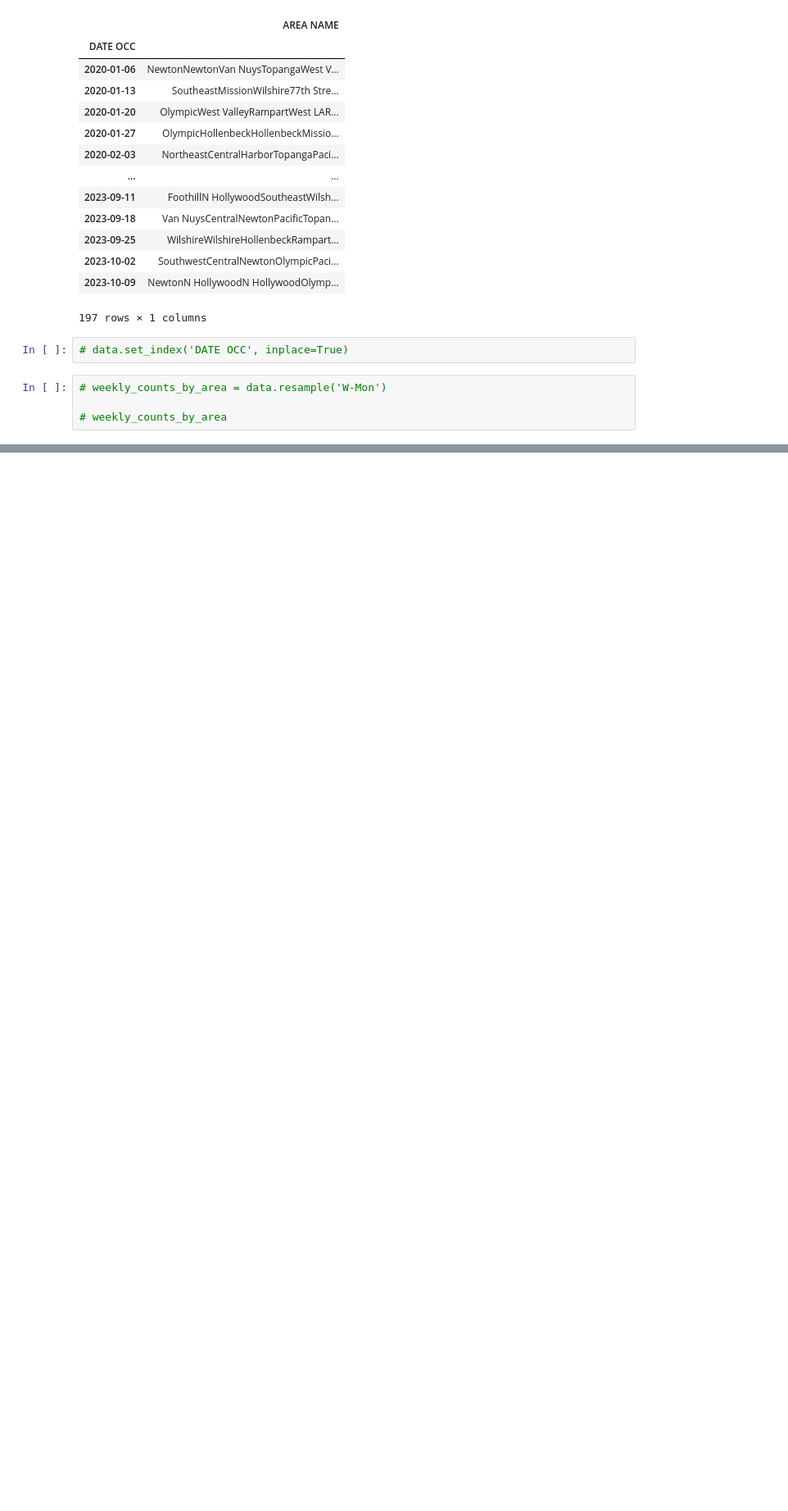
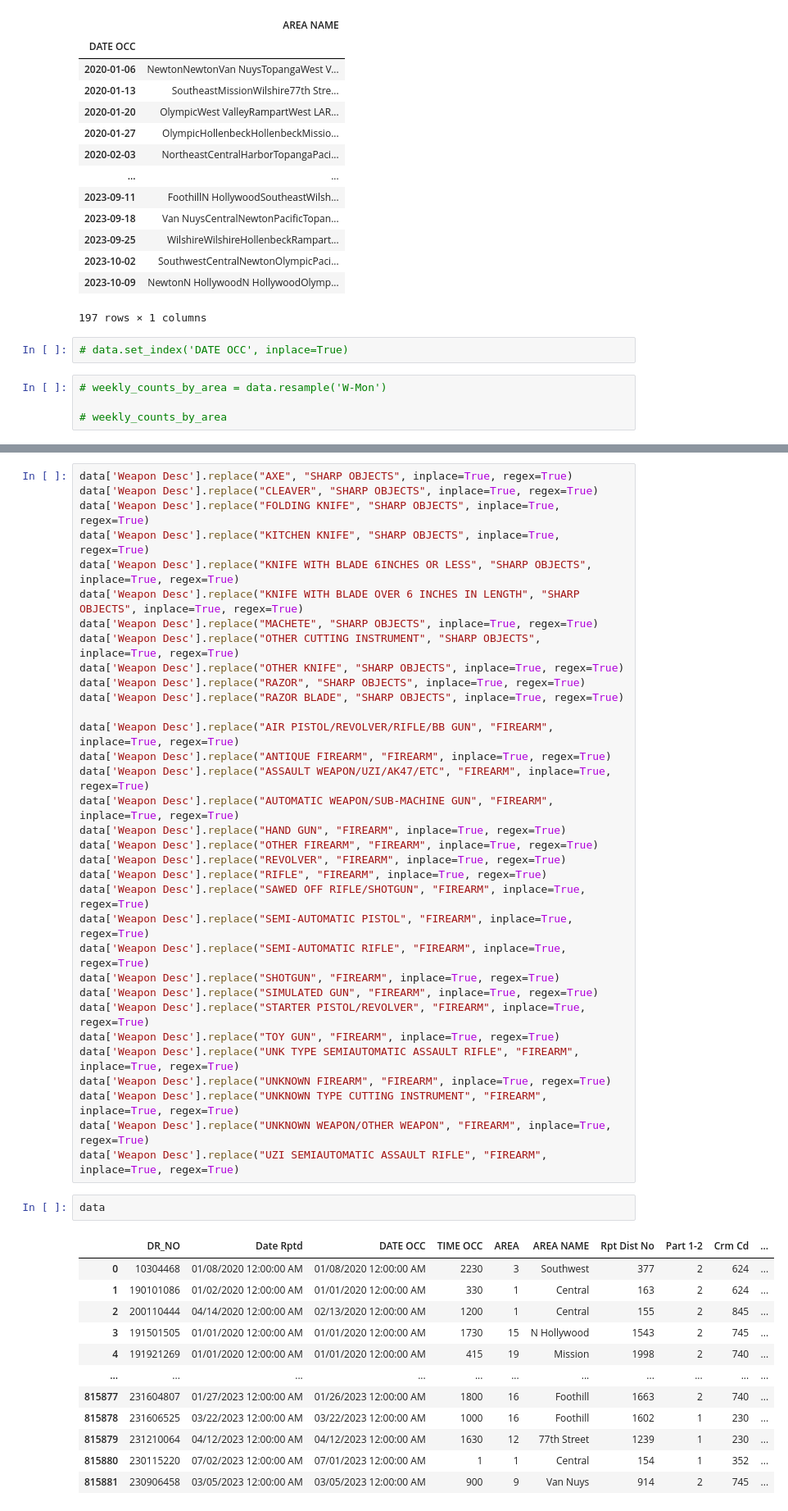
Before and after one commit to Tanxapol/CPE232-Data-Models, a Jupyter notebook: Lab3/lab3.ipynb, the cells around one changed output, grey strips where cells are left out. Shown at 82% size. Cells and saved outputs as stored; diff of their text form; blank space fills up the shorter version.

```diff
--- a/Lab3/lab3.ipynb
+++ b/Lab3/lab3.ipynb
@@ -92,0 +108,48 @@ data.drop('NAME', axis=1, inplace=True)
+# %%
+data['Weapon Desc'].replace("AXE", "SHARP OBJECTS", inplace=True, regex=True)
+data['Weapon Desc'].replace("CLEAVER", "SHARP OBJECTS", inplace=True, regex=True)
+data['Weapon Desc'].replace("FOLDING KNIFE", "SHARP OBJECTS", inplace=True, regex=True)
+data['Weapon Desc'].replace("KITCHEN KNIFE", "SHARP OBJECTS", inplace=True, regex=True)
+data['Weapon Desc'].replace("KNIFE WITH BLADE 6INCHES OR LESS", "SHARP OBJECTS", inplace=True, regex=True)
+data['Weapon Desc'].replace("KNIFE WITH BLADE OVER 6 INCHES IN LENGTH", "SHARP OBJECTS", inplace=True, regex=True)
+data['Weapon Desc'].replace("MACHETE", "SHARP OBJECTS", inplace=True, regex=True)
+data['Weapon Desc'].replace("OTHER CUTTING INSTRUMENT", "SHARP OBJECTS", inplace=True, regex=True)
+data['Weapon Desc'].replace("OTHER KNIFE", "SHARP OBJECTS", inplace=True, regex=True)
+data['Weapon Desc'].replace("RAZOR", "SHARP OBJECTS", inplace=True, regex=True)
+data['Weapon Desc'].replace("RAZOR BLADE", "SHARP OBJECTS", inplace=True, regex=True)
+
+data['Weapon Desc'].replace("AIR PISTOL/REVOLVER/RIFLE/BB GUN", "FIREARM", inplace=True, regex=True)
+data['Weapon Desc'].replace("ANTIQUE FIREARM", "FIREARM", inplace=True, regex=True)
+data['Weapon Desc'].replace("ASSAULT WEAPON/UZI/AK47/ETC", "FIREARM", inplace=True, regex=True)
+data['Weapon Desc'].replace("AUTOMATIC WEAPON/SUB-MACHINE GUN", "FIREARM", inplace=True, regex=True)
+data['Weapon Desc'].replace("HAND GUN", "FIREARM", inplace=True, regex=True)
+data['Weapon Desc'].replace("OTHER FIREARM", "FIREARM", inplace=True, regex=True)
+data['Weapon Desc'].replace("REVOLVER", "FIREARM", inplace=True, regex=True)
+data['Weapon Desc'].replace("RIFLE", "FIREARM", inplace=True, regex=True)
+data['Weapon Desc'].replace("SAWED OFF RIFLE/SHOTGUN", "FIREARM", inplace=True, regex=True)
+data['Weapon Desc'].replace("SEMI-AUTOMATIC PISTOL", "FIREARM", inplace=True, regex=True)
+data['Weapon Desc'].replace("SEMI-AUTOMATIC RIFLE", "FIREARM", inplace=True, regex=True)
+data['Weapon Desc'].replace("SHOTGUN", "FIREARM", inplace=True, regex=True)
+data['Weapon Desc'].replace("SIMULATED GUN", "FIREARM", inplace=True, regex=True)
+data['Weapon Desc'].replace("STARTER PISTOL/REVOLVER", "FIREARM", inplace=True, regex=True)
+data['Weapon Desc'].replace("TOY GUN", "FIREARM", inplace=True, regex=True)
+data['Weapon Desc'].replace("UNK TYPE SEMIAUTOMATIC ASSAULT RIFLE", "FIREARM", inplace=True, regex=True)
+data['Weapon Desc'].replace("UNKNOWN FIREARM", "FIREARM", inplace=True, regex=True)
+data['Weapon Desc'].replace("UNKNOWN TYPE CUTTING INSTRUMENT", "FIREARM", inplace=True, regex=True)
+data['Weapon Desc'].replace("UNKNOWN WEAPON/OTHER WEAPON", "FIREARM", inplace=True, regex=True)
+data['Weapon Desc'].replace("UZI SEMIAUTOMATIC ASSAULT RIFLE", "FIREARM", inplace=True, regex=True)
+# %%
+data
+# %% [output]
+|  | DR_NO | Date Rptd | DATE OCC | TIME OCC | AREA | AREA NAME | Rpt Dist No | Part 1-2 | Crm Cd | ... |
+| 0 | 10304468 | 01/08/2020 12:00:00 AM | 01/08/2020 12:00:00 AM | 2230 | 3 | Southwest | 377 | 2 | 624 | ... |
+| 1 | 190101086 | 01/02/2020 12:00:00 AM | 01/01/2020 12:00:00 AM | 330 | 1 | Central | 163 | 2 | 624 | ... |
+| 2 | 200110444 | 04/14/2020 12:00:00 AM | 02/13/2020 12:00:00 AM | 1200 | 1 | Central | 155 | 2 | 845 | ... |
+| 3 | 191501505 | 01/01/2020 12:00:00 AM | 01/01/2020 12:00:00 AM | 1730 | 15 | N Hollywood | 1543 | 2 | 745 | ... |
+| 4 | 191921269 | 01/01/2020 12:00:00 AM | 01/01/2020 12:00:00 AM | 415 | 19 | Mission | 1998 | 2 | 740 | ... |
+| ... | ... | ... | ... | ... | ... | ... | ... | ... | ... | ... |
+| 815877 | 231604807 | 01/27/2023 12:00:00 AM | 01/26/2023 12:00:00 AM | 1800 | 16 | Foothill | 1663 | 2 | 740 | ... |
+| 815878 | 231606525 | 03/22/2023 12:00:00 AM | 03/22/2023 12:00:00 AM | 1000 | 16 | Foothill | 1602 | 1 | 230 | ... |
+| 815879 | 231210064 | 04/12/2023 12:00:00 AM | 04/12/2023 12:00:00 AM | 1630 | 12 | 77th Street | 1239 | 1 | 230 | ... |
+| 815880 | 230115220 | 07/02/2023 12:00:00 AM | 07/01/2023 12:00:00 AM | 1 | 1 | Central | 154 | 1 | 352 | ... |
+| 815881 | 230906458 | 03/05/2023 12:00:00 AM | 03/05/2023 12:00:00 AM | 900 | 9 | Van Nuys | 914 | 2 | 745 | ... |
```
Also changed, not shown: parts of 5 cells of this notebook, 1 other file.
